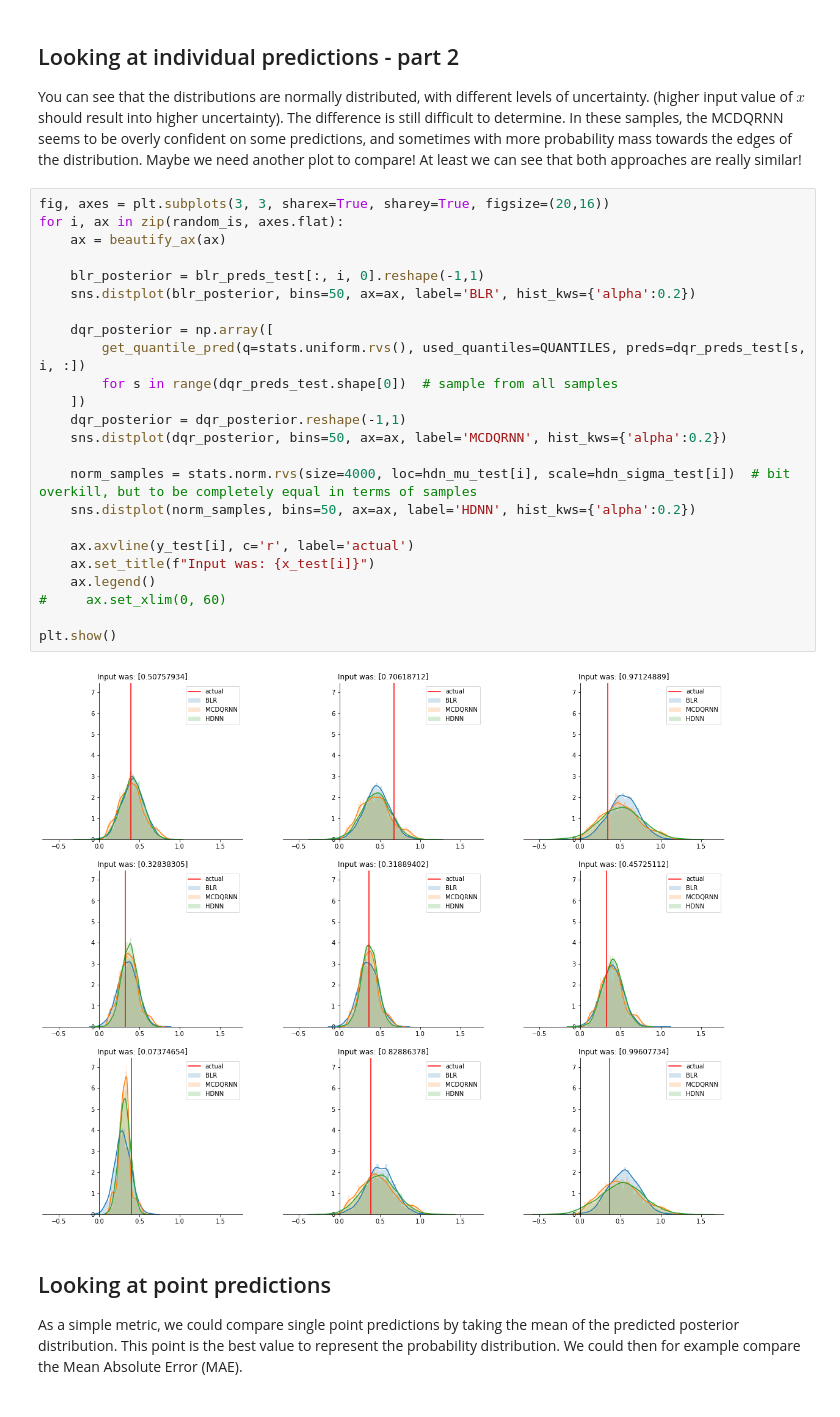
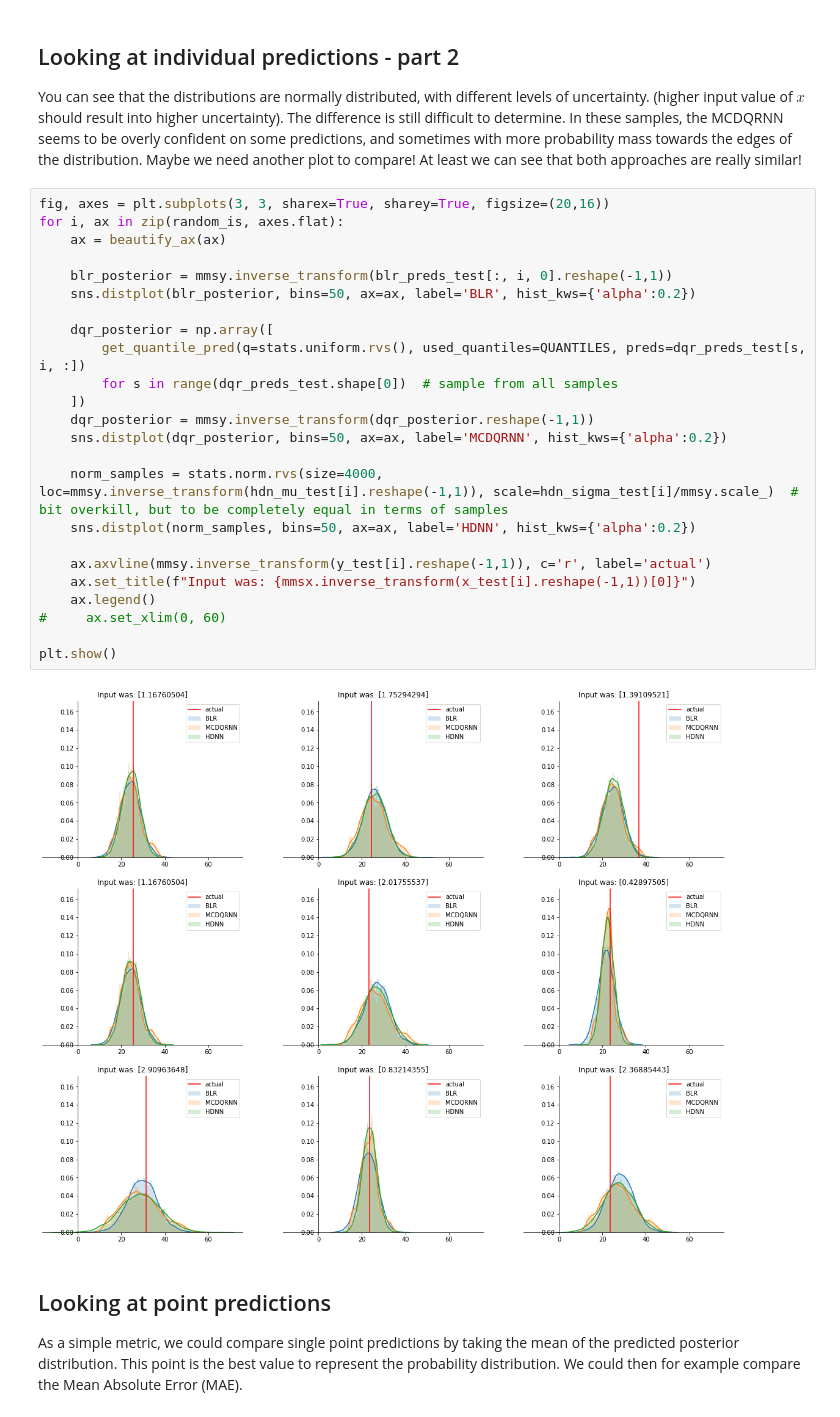
Before and after one commit to YuRiTan/prediction-uncertainty, a Jupyter notebook: notebooks/2.0_uncertainty_comparison.ipynb, the cells around one changed output. Drawn from its saved outputs; the diff is of its cells as text.

```diff
--- a/notebooks/2.0_uncertainty_comparison.ipynb
+++ b/notebooks/2.0_uncertainty_comparison.ipynb
@@ -191,29 +191,29 @@ You can see that the distributions are normally distributed, with different leve
 # %%
 fig, axes = plt.subplots(3, 3, sharex=True, sharey=True, figsize=(20,16))
 for i, ax in zip(random_is, axes.flat):
     ax = beautify_ax(ax)
 
-    blr_posterior = blr_preds_test[:, i, 0].reshape(-1,1)
+    blr_posterior = mmsy.inverse_transform(blr_preds_test[:, i, 0].reshape(-1,1))
     sns.distplot(blr_posterior, bins=50, ax=ax, label='BLR', hist_kws={'alpha':0.2})
 
     dqr_posterior = np.array([
         get_quantile_pred(q=stats.uniform.rvs(), used_quantiles=QUANTILES, preds=dqr_preds_test[s, i, :])
         for s in range(dqr_preds_test.shape[0])  # sample from all samples
     ])
-    dqr_posterior = dqr_posterior.reshape(-1,1)
+    dqr_posterior = mmsy.inverse_transform(dqr_posterior.reshape(-1,1))
     sns.distplot(dqr_posterior, bins=50, ax=ax, label='MCDQRNN', hist_kws={'alpha':0.2})
 
-    norm_samples = stats.norm.rvs(size=4000, loc=hdn_mu_test[i], scale=hdn_sigma_test[i])  # bit overkill, but to be completely equal in terms of samples
+    norm_samples = stats.norm.rvs(size=4000, loc=mmsy.inverse_transform(hdn_mu_test[i].reshape(-1,1)), scale=hdn_sigma_test[i]/mmsy.scale_)  # bit overkill, but to be completely equal in terms of samples
     sns.distplot(norm_samples, bins=50, ax=ax, label='HDNN', hist_kws={'alpha':0.2})
 
-    ax.axvline(y_test[i], c='r', label='actual')
-    ax.set_title(f"Input was: {x_test[i]}")
+    ax.axvline(mmsy.inverse_transform(y_test[i].reshape(-1,1)), c='r', label='actual')
+    ax.set_title(f"Input was: {mmsx.inverse_transform(x_test[i].reshape(-1,1))[0]}")
     ax.legend()
 #     ax.set_xlim(0, 60)
 
 plt.show()
 # %% [output]
-[figure, old version]
+[figure, new version]
 # %% [markdown]
 ## Looking at point predictions
 As a simple metric, we could compare single point predictions by taking the mean of the predicted posterior distribution. This point is the best value to represent the probability distribution. We could then for example compare the Mean Absolute Error (MAE).
```
Also changed, not shown: parts of 2 cells of this notebook, 15 other files.
